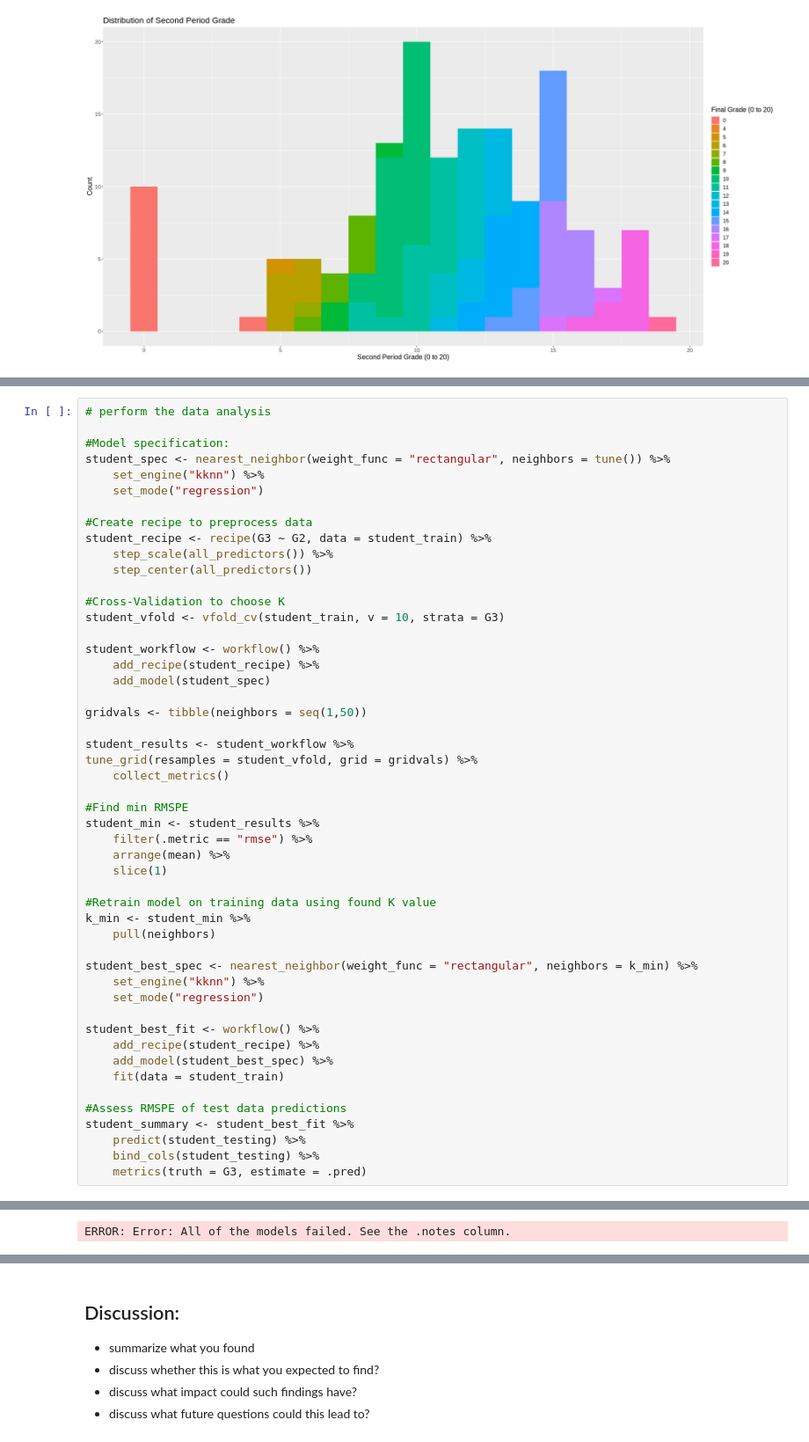
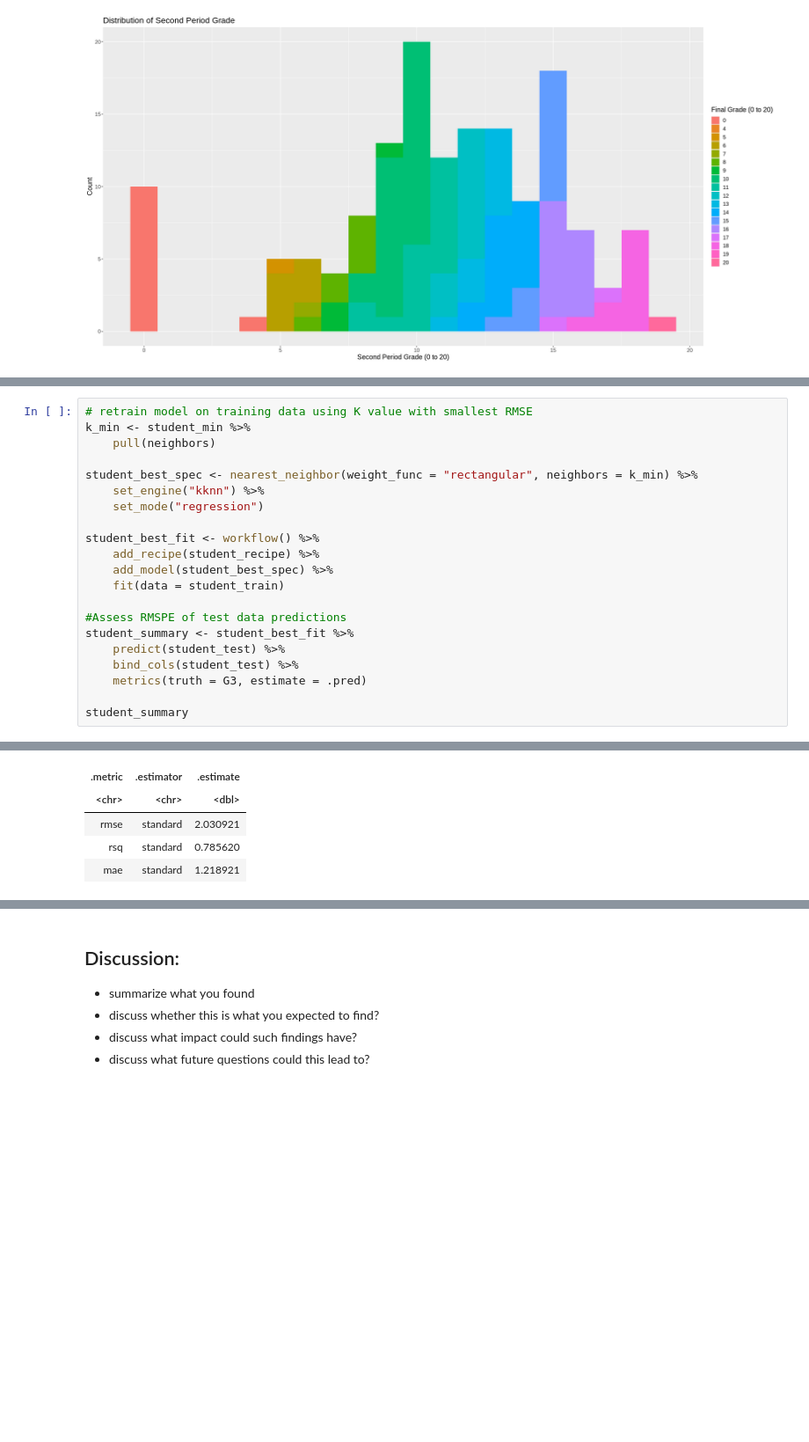
Before and after one commit to caileym3/ds-group-19-project-proposal, a Jupyter notebook: group_project_report.ipynb, the cells around one changed output, grey strips where cells are left out. Shown: that part at 88% size. Cells and saved outputs as stored; diff of their text form; blank space fills up the shorter version.

Commit message:
just need to do the other predictors

```diff
--- a/group_project_report.ipynb
+++ b/group_project_report.ipynb
@@ -178,36 +233,5 @@ G2_plot
 # %%
-# perform the data analysis
-
-#Model specification:
-student_spec <- nearest_neighbor(weight_func = "rectangular", neighbors = tune()) %>%
-    set_engine("kknn") %>%
-    set_mode("regression")
-
-#Create recipe to preprocess data
-student_recipe <- recipe(G3 ~ G2, data = student_train) %>%
-    step_scale(all_predictors()) %>%
-    step_center(all_predictors())
-
-#Cross-Validation to choose K
-student_vfold <- vfold_cv(student_train, v = 10, strata = G3)
-
-student_workflow <- workflow() %>%
-    add_recipe(student_recipe) %>%
-    add_model(student_spec)
-
-gridvals <- tibble(neighbors = seq(1,50))
-
-student_results <- student_workflow %>%
-tune_grid(resamples = student_vfold, grid = gridvals) %>%
-    collect_metrics()
-
-#Find min RMSPE
-student_min <- student_results %>%
-    filter(.metric == "rmse") %>%
-    arrange(mean) %>%
-    slice(1)
-
-#Retrain model on training data using found K value
+# retrain model on training data using K value with smallest RMSE
 k_min <- student_min %>%
     pull(neighbors)
 
@@ -222,7 +246,9 @@ student_best_fit <- workflow() %>%
 
 #Assess RMSPE of test data predictions
 student_summary <- student_best_fit %>%
-    predict(student_testing) %>%
-    bind_cols(student_testing) %>%
+    predict(student_test) %>%
+    bind_cols(student_test) %>%
     metrics(truth = G3, estimate = .pred)
+
+student_summary
 # %% [output]
@@ -246,4 +256,8 @@ Warning message:
-ERROR: Error: All of the models failed. See the .notes column.
+| .metric | .estimator | .estimate |
+| <chr> | <chr> | <dbl> |
+| rmse | standard | 2.030921 |
+| rsq | standard | 0.785620 |
+| mae | standard | 1.218921 |
 # %%
 # create a visualization of the analysis
 #Visualize
```
Also changed, not shown: parts of 5 cells of this notebook.
